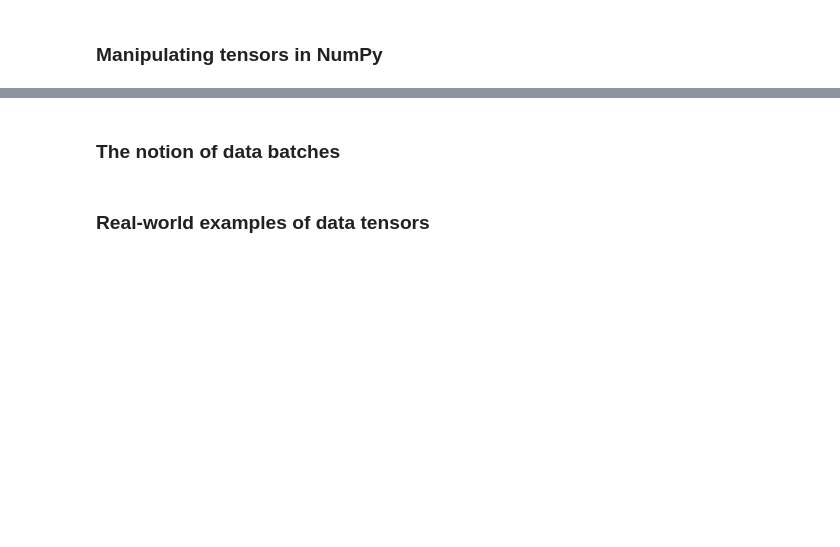
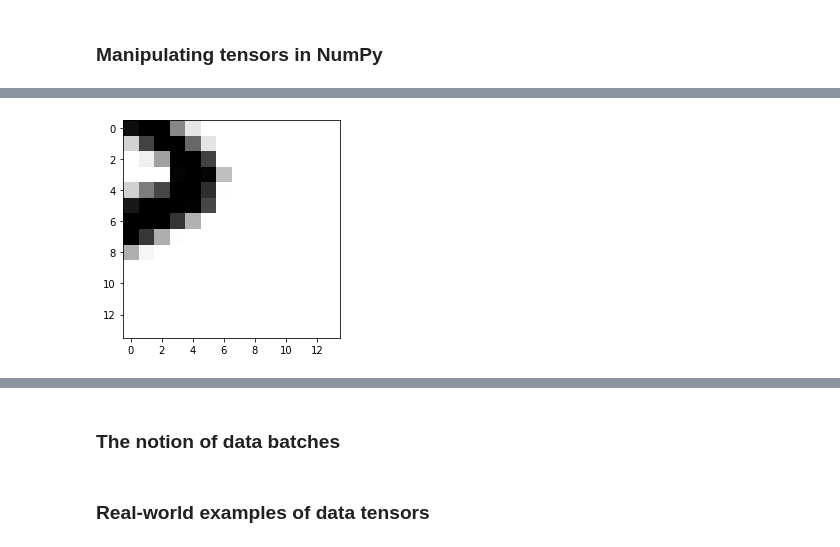
Before and after one commit to kellykhy/CAU_DL2022-1, a Jupyter notebook: chapter02_mathematical-building-blocks.ipynb, the cells around one changed output, grey strips where cells are left out. Drawn from its saved outputs; the diff is of its cells as text; code cells hidden in the pictures; blank space fills up the shorter version.

```diff
--- a/chapter02_mathematical-building-blocks.ipynb
+++ b/chapter02_mathematical-building-blocks.ipynb
@@ -145,4 +305,9 @@ my_slice.shape
 # %%
 my_slice = train_images[:, 14:, 14:]
+# %%
+plt.imshow(my_slice[0], cmap=plt.cm.binary)
+plt.show()
+# %% [output]
+[figure, added]
 # %%
 my_slice = train_images[:, 7:-7, 7:-7]
```
Also changed, not shown: parts of 61 cells of this notebook.
